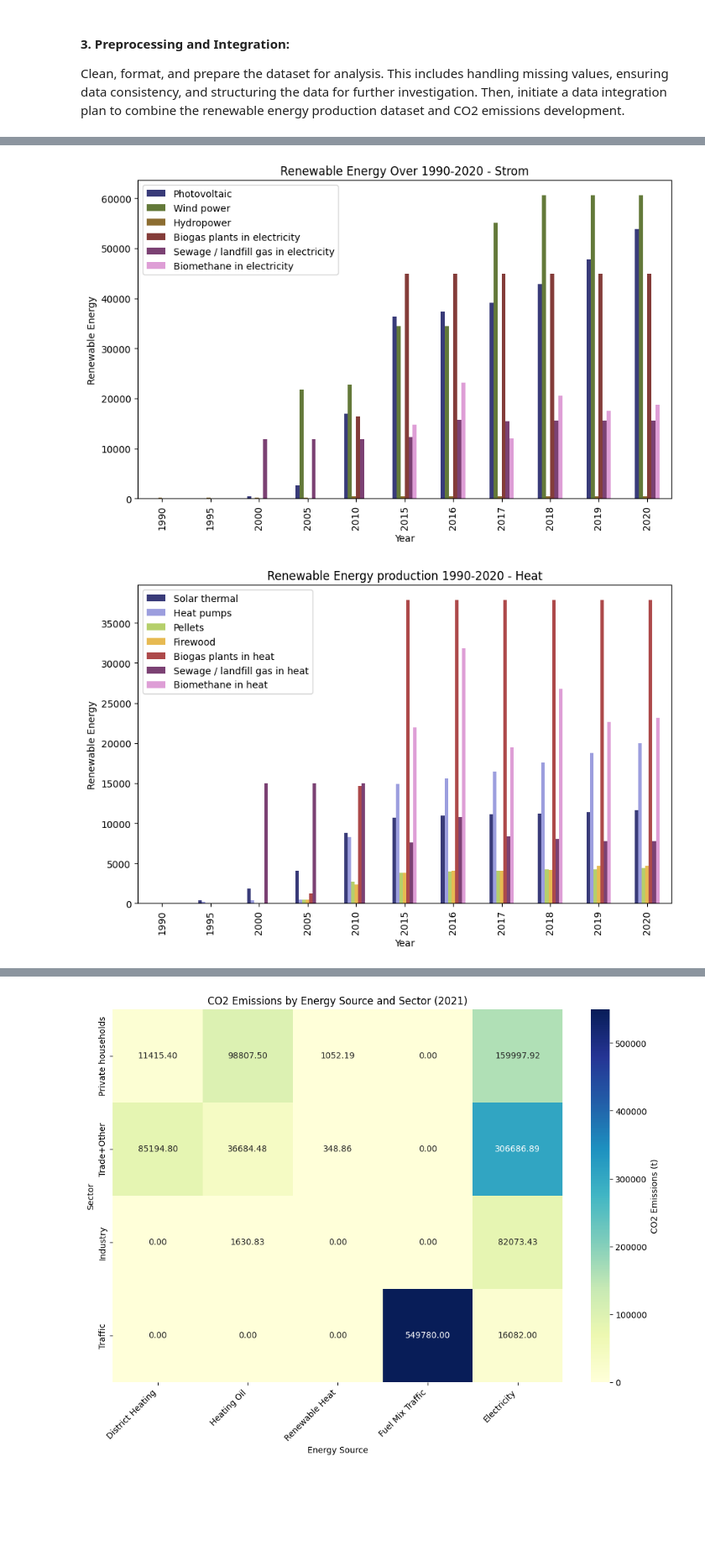
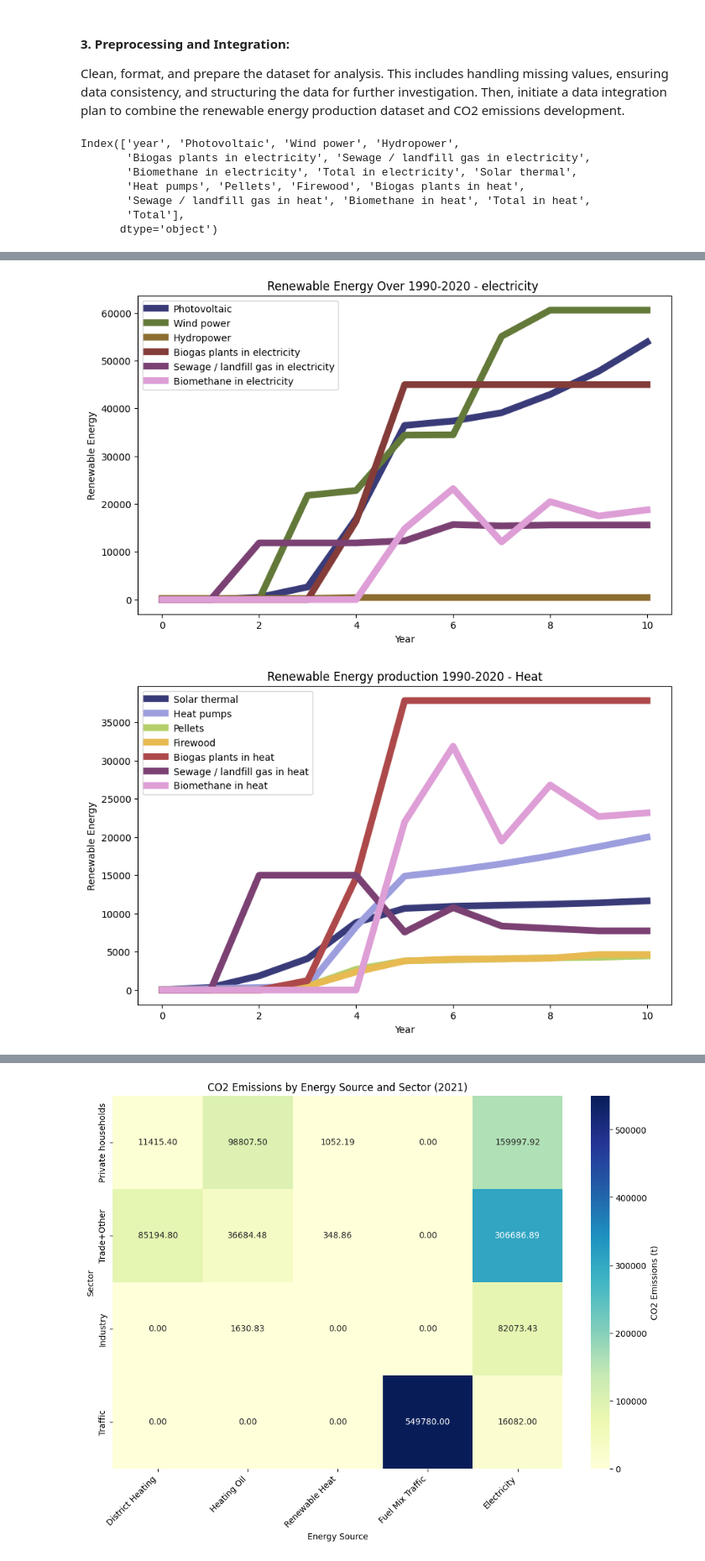
Before and after one commit to AsmaFarag95/made-template, a Jupyter notebook: project/report.ipynb, the cells around one changed output, grey strips where cells are left out. Shown: that part at 84% size. Cells and saved outputs as stored; diff of their text form; code cells hidden in the pictures; blank space fills up the shorter version.

```diff
--- a/project/report.ipynb
+++ b/project/report.ipynb
@@ -138,8 +139,19 @@ renewable_energy.rename(columns={
 
 #Cleaning data and replacing missing values
 renewable_energy.fillna(0, inplace=True)
+renewable_energy['Total'] = renewable_energy[['Total in electricity','Total in heat']].sum(axis=1)
 
 #########################################
+# %%
+renewable_energy.columns
+# %% [output]
+Index(['year', 'Photovoltaic', 'Wind power', 'Hydropower',
+       'Biogas plants in electricity', 'Sewage / landfill gas in electricity',
+       'Biomethane in electricity', 'Total in electricity', 'Solar thermal',
+       'Heat pumps', 'Pellets', 'Firewood', 'Biogas plants in heat',
+       'Sewage / landfill gas in heat', 'Biomethane in heat', 'Total in heat',
+       'Total'],
+      dtype='object')
 # %%
 renewable_energy.head(15)
 # %% [output]
@@ -158,7 +170,7 @@ renewable_energy.head(15)
 # %%
 
 # plot
-renewable_energy.set_index('year', inplace=True)
+#renewable_energy.set_index('year', inplace=True)
 
 #  The columns for the first and second pictures
 columns_electricity = ['Photovoltaic', 'Wind power', 'Hydropower', 'Biogas plants in electricity',
@@ -169,38 +181,39 @@ columns_heat = ['Solar thermal', 'Heat pumps', 'Pellets', 'Firewood',
 
 # Plotting the columns_electricity picture
 renewable_energy[columns_electricity].plot(
-    kind='bar',
+
+    kind='line',
     figsize=(10, 6),
     colormap='tab20b',
     linewidth=7,
-    title='Renewable Energy Over 1990-2020 - Strom',
+    title='Renewable Energy Over 1990-2020 - electricity ',
 )
 
 # Set labels
 plt.xlabel('Year')
 plt.ylabel('Renewable Energy')
 
 # Show the first plot
 plt.show()
 
 # Plotting the columns_heat picture
 renewable_energy[columns_heat].plot(
-    kind='bar' ,
+    kind='line' ,
     figsize=(10, 6),
     colormap='tab20b',
     linewidth=7,
     title='Renewable Energy production 1990-2020 - Heat',
 )
 
 # Set labels
 plt.xlabel('Year')
 plt.ylabel('Renewable Energy')
 
 # Show the second plot
 plt.show()
 # %% [output]
-[figure, old version]
+[figure, new version]
-[figure, old version]
+[figure, new version]
 # %%
 #### THe second dataset co2 emissions
 
```
Also changed, not shown: parts of 34 cells of this notebook.
